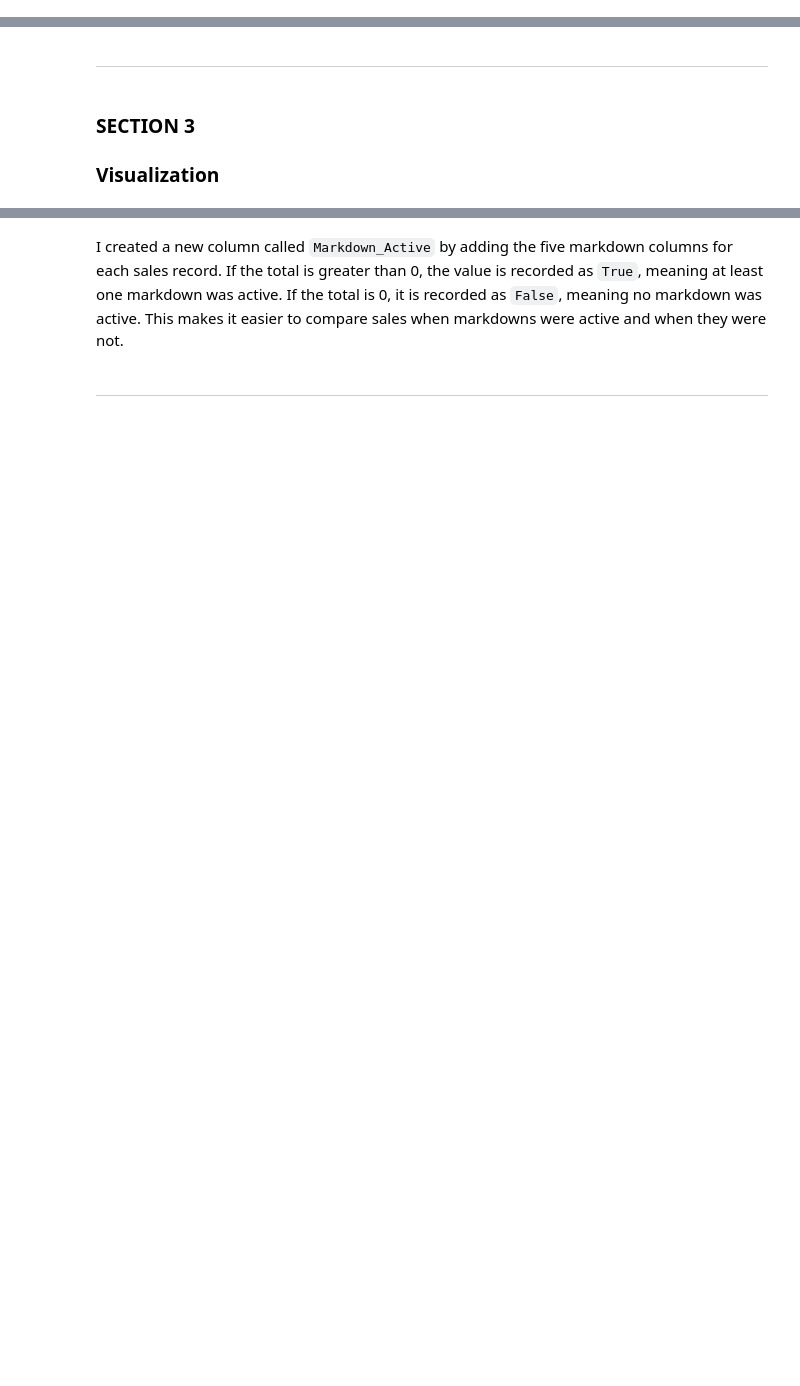
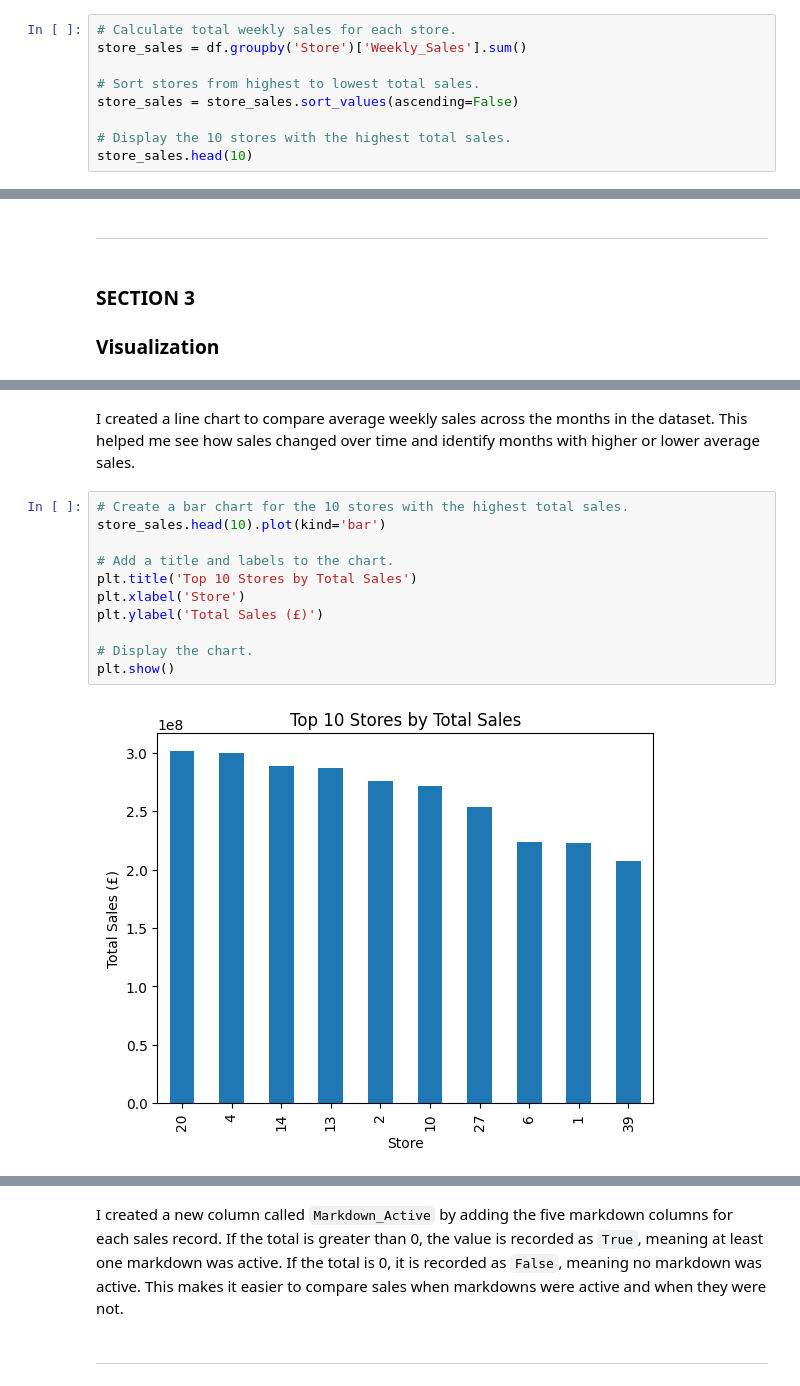
Before and after one commit to yetundeokunlade-commits/retail-sales-analysis, a Jupyter notebook: jupyter_notebooks/Notebook_Template.ipynb, the cells around one changed output, grey strips where cells are left out. Cells and saved outputs as stored; diff of their text form; blank space fills up the shorter version.

```diff
--- a/jupyter_notebooks/Notebook_Template.ipynb
+++ b/jupyter_notebooks/Notebook_Template.ipynb
@@ -1396,0 +1438,9 @@ This calculates the percentage change in average sales between holidays and non-
+# %%
+# Calculate total weekly sales for each store.
+store_sales = df.groupby('Store')['Weekly_Sales'].sum()
+
+# Sort stores from highest to lowest total sales.
+store_sales = store_sales.sort_values(ascending=False)
+
+# Display the 10 stores with the highest total sales.
+store_sales.head(10)
@@ -1696,0 +1688,15 @@ df['Markdown_Active'] = (df[markdown_cols].sum(axis=1) > 0)
+# %% [markdown]
+I created a line chart to compare average weekly sales across the months in the dataset. This helped me see how sales changed over time and identify months with higher or lower average sales.
+# %%
+# Create a bar chart for the 10 stores with the highest total sales.
+store_sales.head(10).plot(kind='bar')
+
+# Add a title and labels to the chart.
+plt.title('Top 10 Stores by Total Sales')
+plt.xlabel('Store')
+plt.ylabel('Total Sales (£)')
+
+# Display the chart.
+plt.show()
+# %% [output]
+[figure, added]
```
Also changed, not shown: parts of 520 cells of this notebook, 1 other file.
